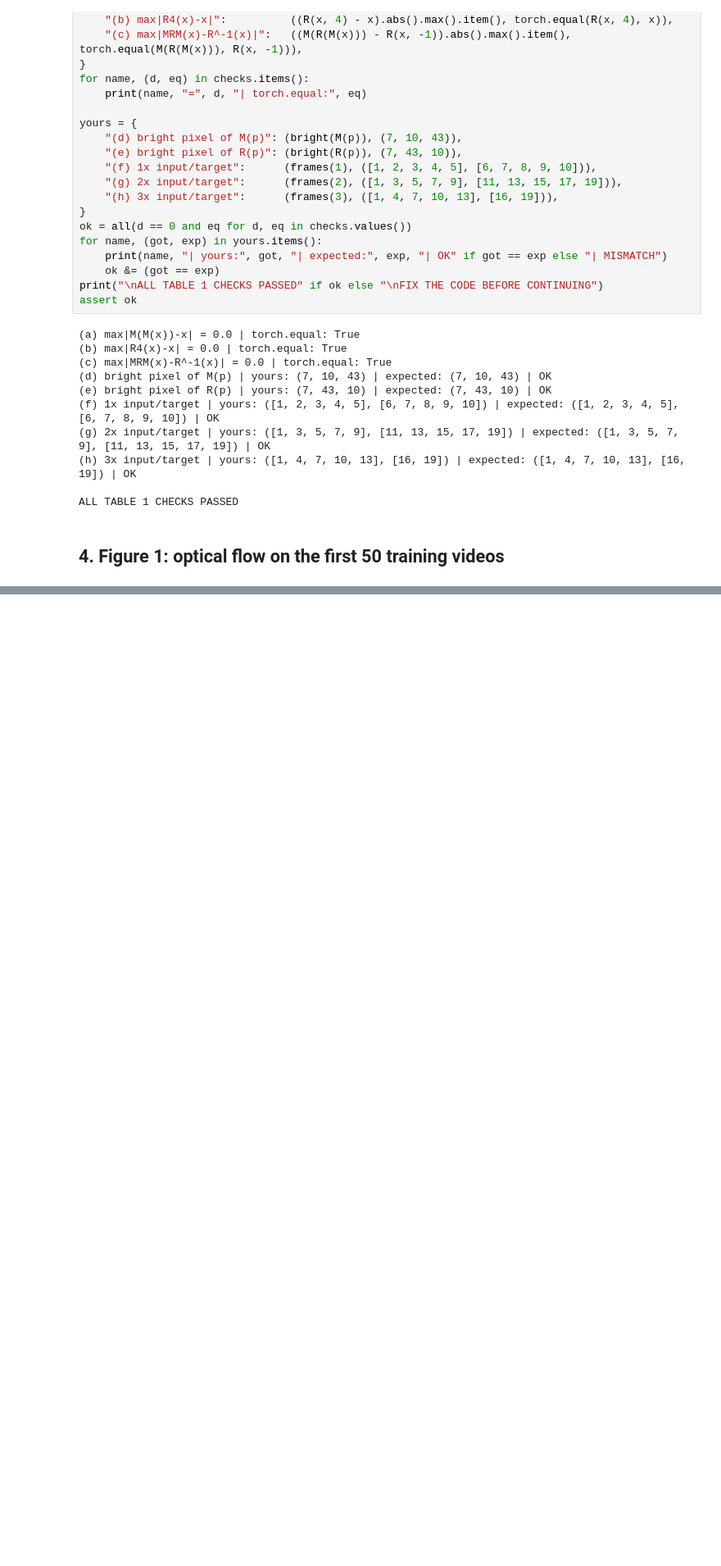
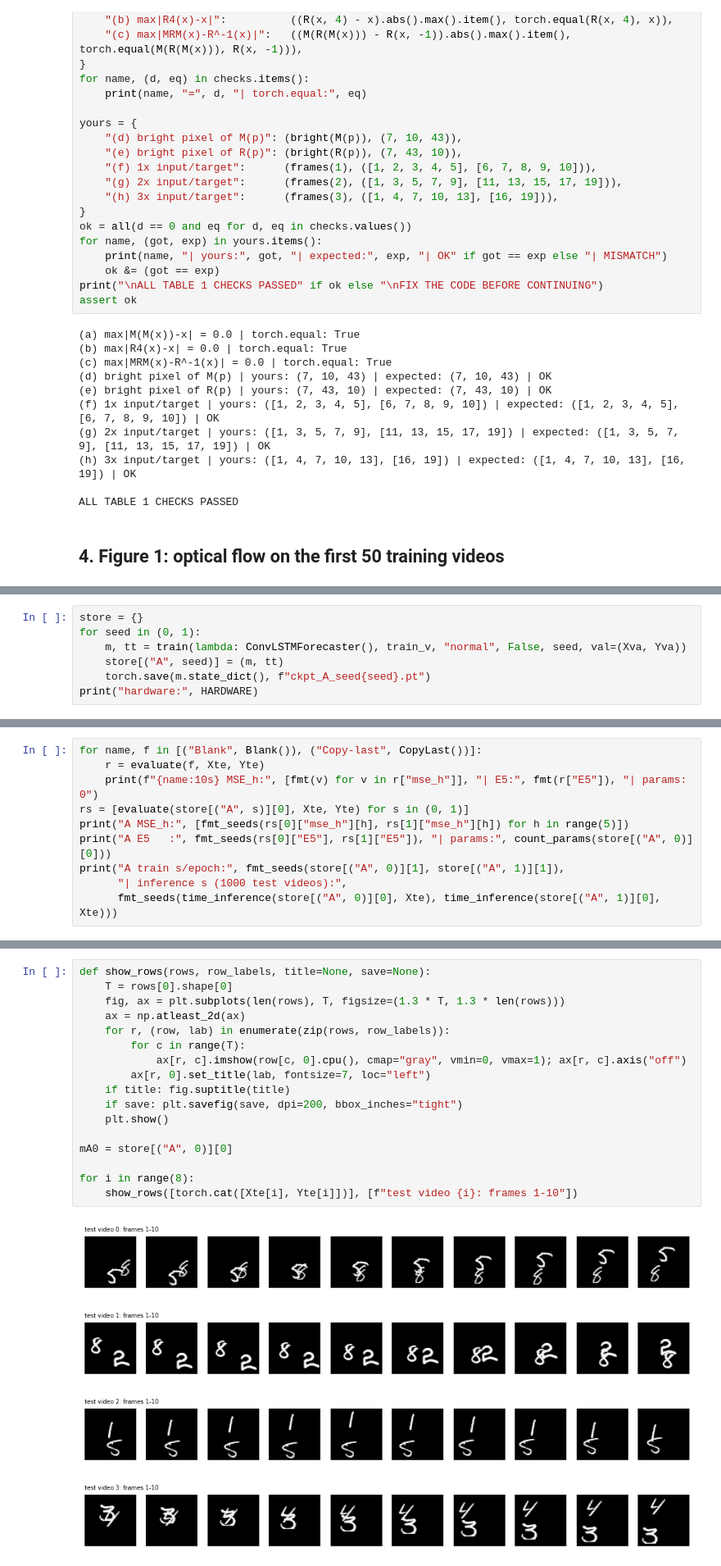
Before and after one commit to ibrahim234523/DLSTG_PA2, a Jupyter notebook: q2/q2_experiments.ipynb, the cells around one changed output, grey strips where cells are left out. Shown at 82% size. Saved outputs shown, nothing was run; the diff lists cells and outputs as text; blank space fills up the shorter version.

```diff
--- a/q2/q2_experiments.ipynb
+++ b/q2/q2_experiments.ipynb
@@ -171,0 +343,7 @@ plt.show()
+# %%
+store = {}
+for seed in (0, 1):
+    m, tt = train(lambda: ConvLSTMForecaster(), train_v, "normal", False, seed, val=(Xva, Yva))
+    store[("A", seed)] = (m, tt)
+    torch.save(m.state_dict(), f"ckpt_A_seed{seed}.pt")
+print("hardware:", HARDWARE)
@@ -171,0 +368,10 @@ plt.show()
+# %%
+for name, f in [("Blank", Blank()), ("Copy-last", CopyLast())]:
+    r = evaluate(f, Xte, Yte)
+    print(f"{name:10s} MSE_h:", [fmt(v) for v in r["mse_h"]], "| E5:", fmt(r["E5"]), "| params: 0")
+rs = [evaluate(store[("A", s)][0], Xte, Yte) for s in (0, 1)]
+print("A MSE_h:", [fmt_seeds(rs[0]["mse_h"][h], rs[1]["mse_h"][h]) for h in range(5)])
+print("A E5   :", fmt_seeds(rs[0]["E5"], rs[1]["E5"]), "| params:", count_params(store[("A", 0)][0]))
+print("A train s/epoch:", fmt_seeds(store[("A", 0)][1], store[("A", 1)][1]),
+      "| inference s (1000 test videos):",
+      fmt_seeds(time_inference(store[("A", 0)][0], Xte), time_inference(store[("A", 1)][0], Xte)))
@@ -171,0 +384,22 @@ plt.show()
+# %%
+def show_rows(rows, row_labels, title=None, save=None):
+    T = rows[0].shape[0]
+    fig, ax = plt.subplots(len(rows), T, figsize=(1.3 * T, 1.3 * len(rows)))
+    ax = np.atleast_2d(ax)
+    for r, (row, lab) in enumerate(zip(rows, row_labels)):
+        for c in range(T):
+            ax[r, c].imshow(row[c, 0].cpu(), cmap="gray", vmin=0, vmax=1); ax[r, c].axis("off")
+        ax[r, 0].set_title(lab, fontsize=7, loc="left")
+    if title: fig.suptitle(title)
+    if save: plt.savefig(save, dpi=200, bbox_inches="tight")
+    plt.show()
+
+mA0 = store[("A", 0)][0]
+
+for i in range(8):
+    show_rows([torch.cat([Xte[i], Yte[i]])], [f"test video {i}: frames 1-10"])
+# %% [output]
+[figure, added]
+[figure, added]
+[figure, added]
+[figure, added]
```
Also changed, not shown: parts of 12 cells of this notebook, 1 other file.
